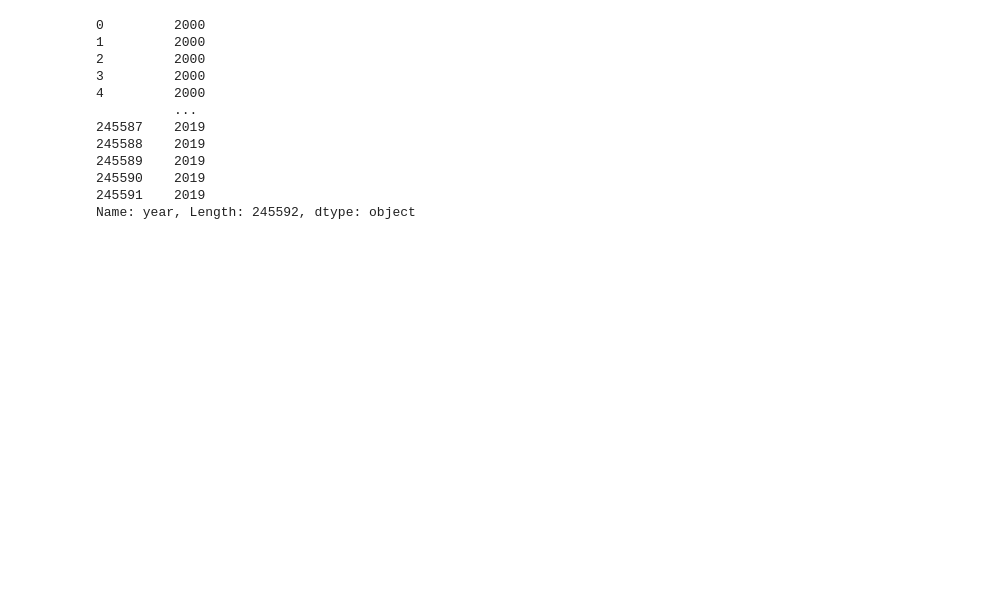
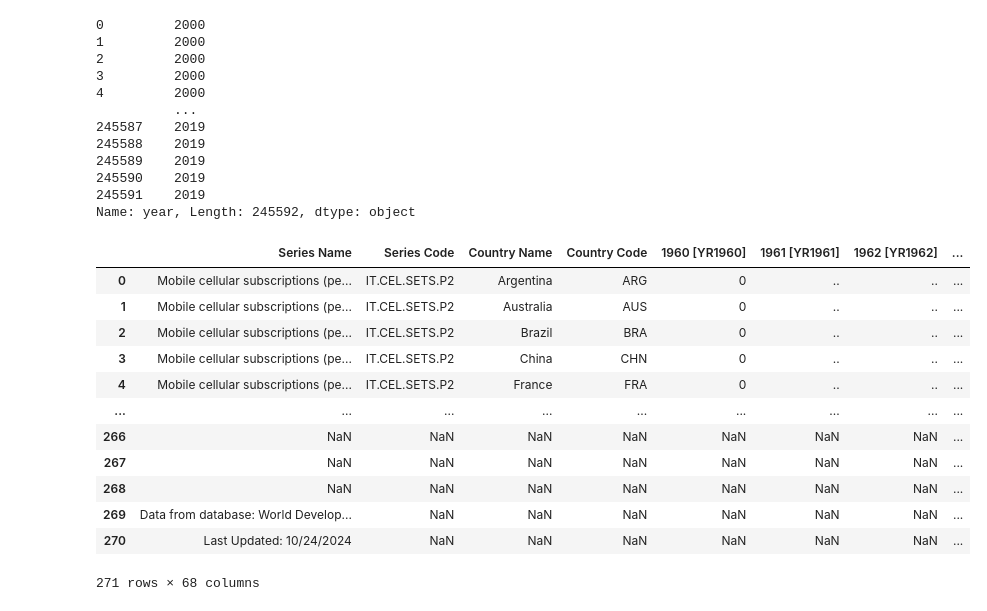
Before and after one commit to LautaroLasorsa/Tesis-LCD-Lasorsa, a Jupyter notebook: scripts/temporal.ipynb, the cells around one changed output. Cells and saved outputs as stored; diff of their text form; code cells hidden in the pictures; blank space fills up the shorter version.

```diff
--- a/scripts/temporal.ipynb
+++ b/scripts/temporal.ipynb
@@ -49,6 +49,23 @@ percentiles_ingresos["year"].astype(str)
 245590    2019
 245591    2019
 Name: year, Length: 245592, dtype: object
+# %%
+datos = pd.read_csv("../datos reales/suscripciones_celular_cada_100.csv")
+datos
+# %% [output]
+|  | Series Name | Series Code | Country Name | Country Code | 1960 [YR1960] | 1961 [YR1961] | 1962 [YR1962] | ... |
+| 0 | Mobile cellular subscriptions (pe... | IT.CEL.SETS.P2 | Argentina | ARG | 0 | .. | .. | ... |
+| 1 | Mobile cellular subscriptions (pe... | IT.CEL.SETS.P2 | Australia | AUS | 0 | .. | .. | ... |
+| 2 | Mobile cellular subscriptions (pe... | IT.CEL.SETS.P2 | Brazil | BRA | 0 | .. | .. | ... |
+| 3 | Mobile cellular subscriptions (pe... | IT.CEL.SETS.P2 | China | CHN | 0 | .. | .. | ... |
+| 4 | Mobile cellular subscriptions (pe... | IT.CEL.SETS.P2 | France | FRA | 0 | .. | .. | ... |
+| ... | ... | ... | ... | ... | ... | ... | ... | ... |
+| 266 | NaN | NaN | NaN | NaN | NaN | NaN | NaN | ... |
+| 267 | NaN | NaN | NaN | NaN | NaN | NaN | NaN | ... |
+| 268 | NaN | NaN | NaN | NaN | NaN | NaN | NaN | ... |
+| 269 | Data from database: World Develop... | NaN | NaN | NaN | NaN | NaN | NaN | ... |
+| 270 | Last Updated: 10/24/2024 | NaN | NaN | NaN | NaN | NaN | NaN | ... |
+271 rows × 68 columns
 # %%
 # from general import *
 import pandas as pd
```
Also changed, not shown: parts of 2 cells of this notebook, 20 other files.
